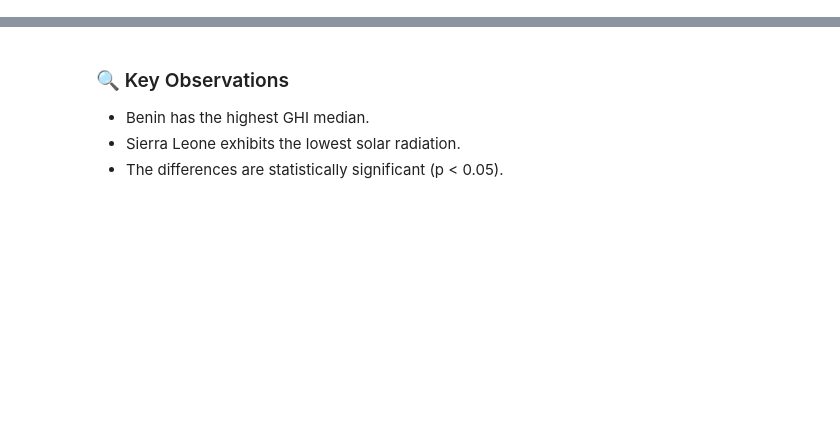
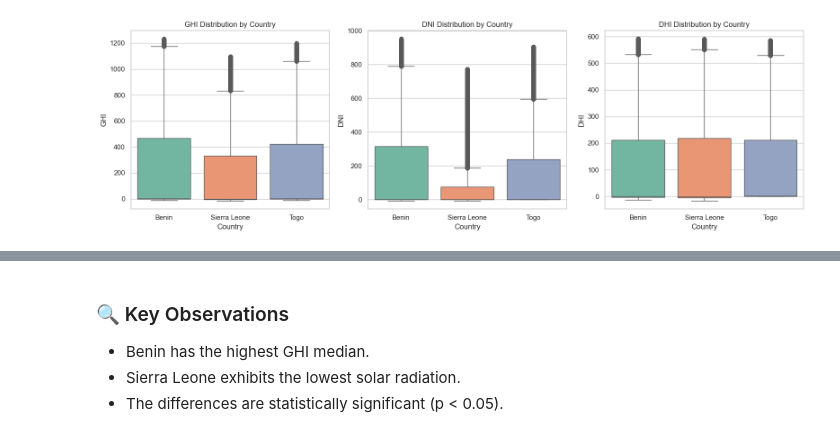
Before and after one commit to NaimaAhmedin/solar-challenge-week1, a Jupyter notebook: notebooks/compare_countries.ipynb, the cells around one changed output, grey strips where cells are left out. Saved outputs shown, nothing was run; the diff lists cells and outputs as text; code cells hidden in the pictures; blank space fills up the shorter version.

Commit message:
feat: add cross-country comparison analysis

```diff
--- a/notebooks/compare_countries.ipynb
+++ b/notebooks/compare_countries.ipynb
@@ -8,7 +8,7 @@ from scipy.stats import f_oneway, kruskal
 sns.set(style="whitegrid")
 # %%
 benin = pd.read_csv('../data/benin_clean.csv')
-sierra_leone = pd.read_csv('../data/sierra_leone_clean.csv')
+sierra_leone = pd.read_csv('../data/sierraleone_clean.csv')
 togo = pd.read_csv('../data/togo_clean.csv')
 
 benin['Country'] = 'Benin'
@@ -19,11 +19,13 @@ df = pd.concat([benin, sierra_leone, togo], ignore_index=True)
 # %%
 plt.figure(figsize=(16, 5))
 for i, var in enumerate(['GHI', 'DNI', 'DHI']):
     plt.subplot(1, 3, i+1)
-    sns.boxplot(data=df, x='Country', y=var, palette="Set2")
+    sns.boxplot(data=df, x='Country', y=var, hue='Country', palette="Set2", legend=False)
     plt.title(f'{var} Distribution by Country')
 plt.tight_layout()
 plt.show()
+# %% [output]
+[figure, added]
 # %%
 metrics = ['GHI', 'DNI', 'DHI']
 summary = df.groupby('Country')[metrics].agg(['mean', 'median', 'std']).round(2)
```
Also changed, not shown: parts of 3 cells of this notebook.
